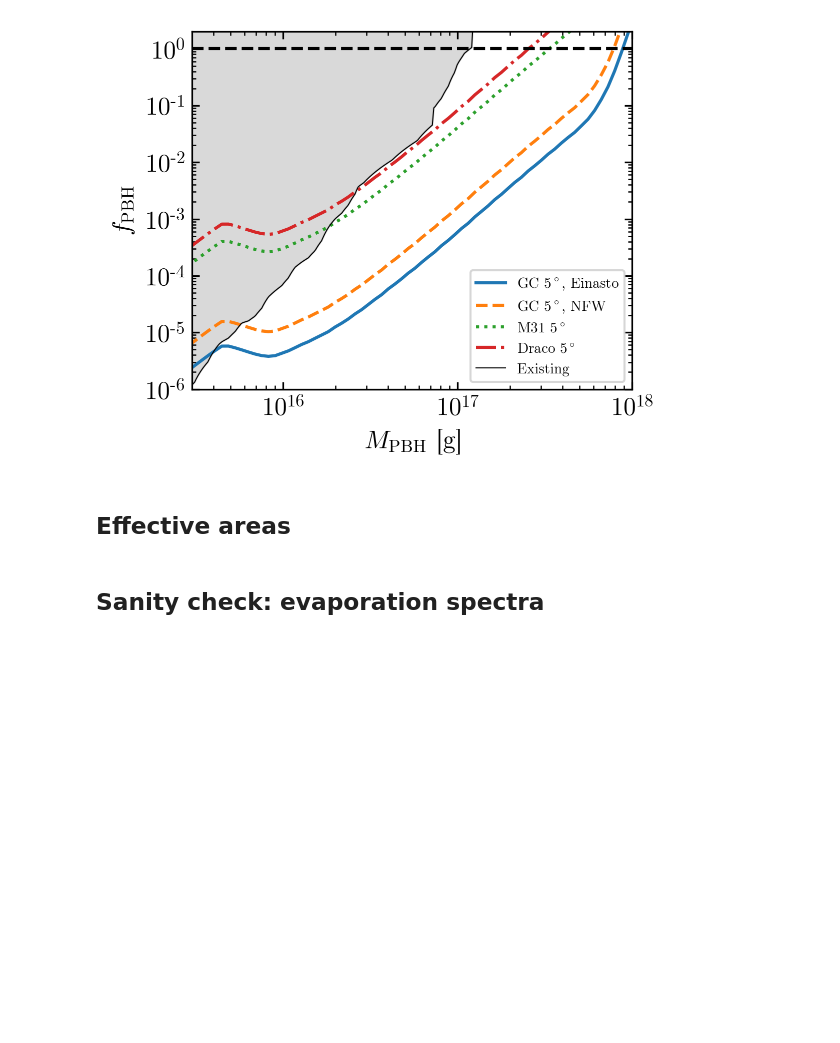
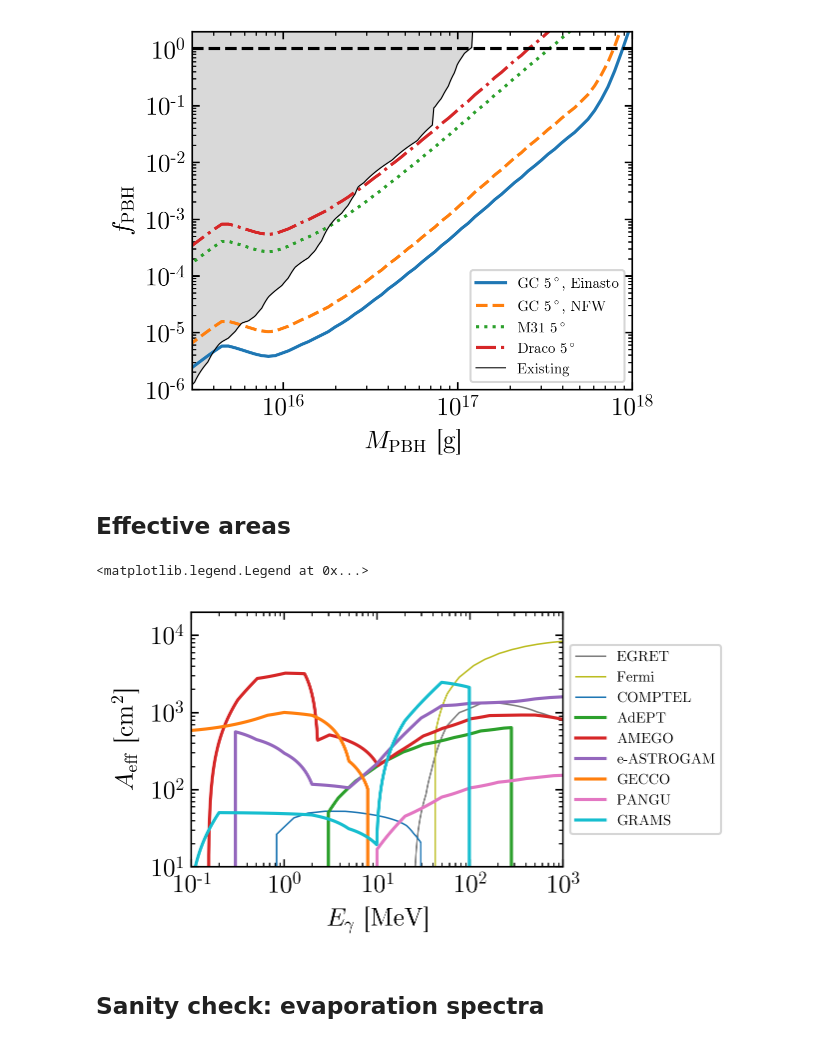
Before and after one commit to adam-coogan/hazma_applications, a Jupyter notebook: pbh/01-ac-pbh.ipynb, the cells around one changed output. Drawn from its saved outputs; the diff is of its cells as text; code cells hidden in the pictures; blank space fills up the shorter version.

```diff
--- a/pbh/01-ac-pbh.ipynb
+++ b/pbh/01-ac-pbh.ipynb
@@ -354,35 +353,38 @@ plt.plot(
     A_eff_comptel(e_gams),
     color=telescope_colors["comptel"],
     label="COMPTEL",
     linewidth=0.75,
 )
 plt.plot(e_gams, A_eff_adept(e_gams), color=telescope_colors["adept"], label="AdEPT")
 plt.plot(e_gams, A_eff_amego(e_gams), color=telescope_colors["amego"], label="AMEGO")
 plt.plot(
     e_gams,
     A_eff_e_astrogam(e_gams),
-    color=telescope_colors["e-astrogam"],
+    color=telescope_colors["e_astrogam"],
     label="e-ASTROGAM",
 )
 plt.plot(e_gams, A_eff_gecco(e_gams), color=telescope_colors["gecco"], label="GECCO")
 plt.plot(e_gams, A_eff_pangu(e_gams), color=telescope_colors["pangu"], label="PANGU")
 plt.plot(e_gams, A_eff_grams(e_gams), color=telescope_colors["grams"], label="GRAMS")
 
 plt.xlim(e_gams[[0, -1]])
 plt.ylim(1e1, 2e4)
 plt.xscale("log")
 plt.yscale("log")
 plt.gca().xaxis.set_ticks_position("both")
 plt.gca().yaxis.set_ticks_position("both")
 plt.gca().tick_params(axis="both", which="both", direction="in")
 plt.xlabel(r"$E_\gamma$ [MeV]")
 plt.ylabel(r"$A_\mathrm{eff}$ [cm$^2$]")
 
 box = plt.gca().get_position()
 plt.gca().set_position([box.x0, box.y0, box.width * 0.8, box.height])
 plt.legend(loc="center left", bbox_to_anchor=(1, 0.5), fontsize=7)
 
-plt.savefig("figures/a_effs.pdf", bbox_inches="tight")
+# plt.savefig("figures/a_effs.pdf", bbox_inches="tight")
+# %% [output]
+<matplotlib.legend.Legend at 0x...>
+[figure, added]
 # %% [markdown]
 ## Sanity check: evaporation spectra
 # %%
```
Also changed, not shown: parts of 2 cells of this notebook, 13 other files.
